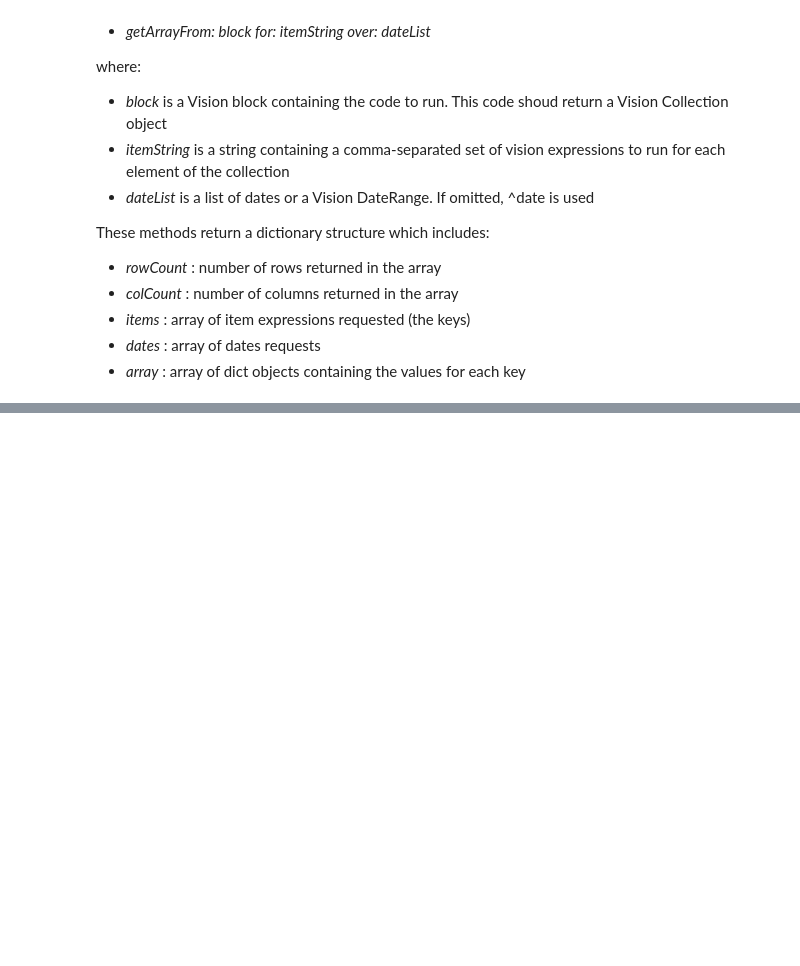
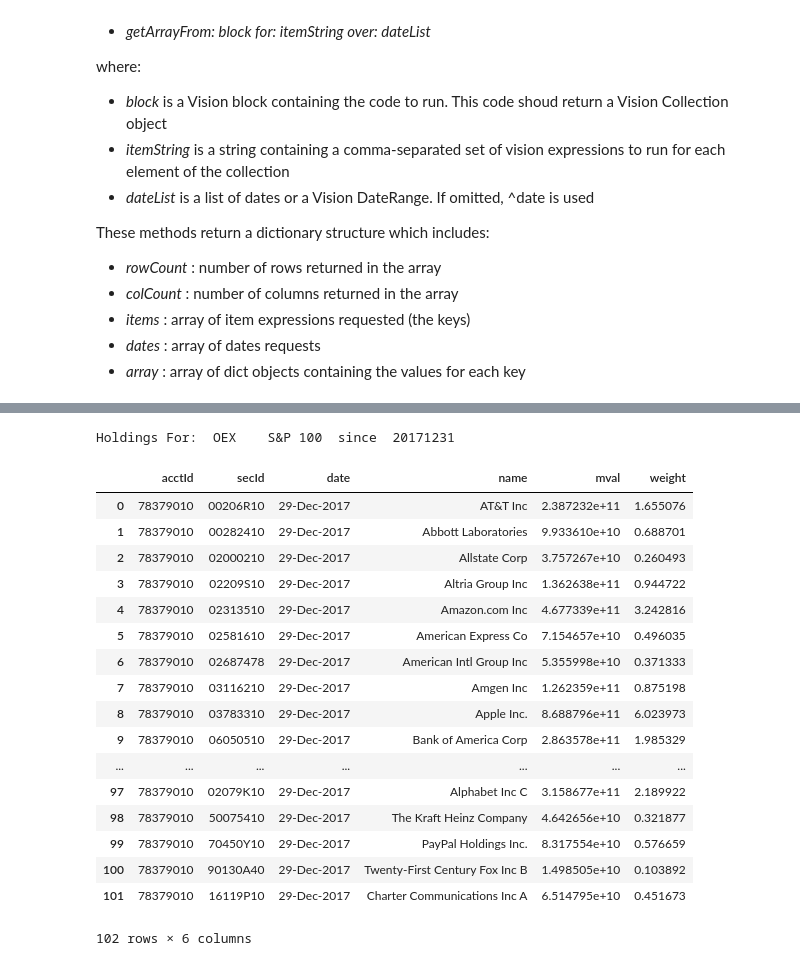
Before and after one commit to LeslieNewman/Vi-Py, a Jupyter notebook: py/VisionExpressionsStoryBoard.ipynb, the cells around one changed output, grey strips where cells are left out. Drawn from its saved outputs; the diff is of its cells as text; code cells hidden in the pictures; blank space fills up the shorter version.

```diff
--- a/py/VisionExpressionsStoryBoard.ipynb
+++ b/py/VisionExpressionsStoryBoard.ipynb
@@ -449,0 +357,31 @@ whatAmI                         * New Message
+# %%
+#-- Run and application to return holdings for a supplied account as of a supplied date
+params = {'acctId' : "OEX", 'date' : "20171231"}
+
+#--  run the app
+response = vc.runapp ("AccountHoldings", params)
+
+#-- pull out the data
+data = response['response']
+print ("Holdings For: ", data['id'], "  ", data['name'], " since ", data['date'])
+pd.DataFrame(response['response']['constituents'], columns = ["acctId", "secId", "date", "name", "mval", "weight"])
+# %% [output]
+Holdings For:  OEX    S&P 100  since  20171231
+|  | acctId | secId | date | name | mval | weight |
+| 0 | 78379010 | 00206R10 | 29-Dec-2017 | AT&T Inc | 2.387232e+11 | 1.655076 |
+| 1 | 78379010 | 00282410 | 29-Dec-2017 | Abbott Laboratories | 9.933610e+10 | 0.688701 |
+| 2 | 78379010 | 02000210 | 29-Dec-2017 | Allstate Corp | 3.757267e+10 | 0.260493 |
+| 3 | 78379010 | 02209S10 | 29-Dec-2017 | Altria Group Inc | 1.362638e+11 | 0.944722 |
+| 4 | 78379010 | 02313510 | 29-Dec-2017 | Amazon.com Inc | 4.677339e+11 | 3.242816 |
+| 5 | 78379010 | 02581610 | 29-Dec-2017 | American Express Co | 7.154657e+10 | 0.496035 |
+| 6 | 78379010 | 02687478 | 29-Dec-2017 | American Intl Group Inc | 5.355998e+10 | 0.371333 |
+| 7 | 78379010 | 03116210 | 29-Dec-2017 | Amgen Inc | 1.262359e+11 | 0.875198 |
+| 8 | 78379010 | 03783310 | 29-Dec-2017 | Apple Inc. | 8.688796e+11 | 6.023973 |
+| 9 | 78379010 | 06050510 | 29-Dec-2017 | Bank of America Corp | 2.863578e+11 | 1.985329 |
+| ... | ... | ... | ... | ... | ... | ... |
+| 97 | 78379010 | 02079K10 | 29-Dec-2017 | Alphabet Inc C | 3.158677e+11 | 2.189922 |
+| 98 | 78379010 | 50075410 | 29-Dec-2017 | The Kraft Heinz Company | 4.642656e+10 | 0.321877 |
+| 99 | 78379010 | 70450Y10 | 29-Dec-2017 | PayPal Holdings Inc. | 8.317554e+10 | 0.576659 |
+| 100 | 78379010 | 90130A40 | 29-Dec-2017 | Twenty-First Century Fox Inc B | 1.498505e+10 | 0.103892 |
+| 101 | 78379010 | 16119P10 | 29-Dec-2017 | Charter Communications Inc A | 6.514795e+10 | 0.451673 |
+102 rows × 6 columns
```
Also changed, not shown: parts of 19 cells of this notebook.
